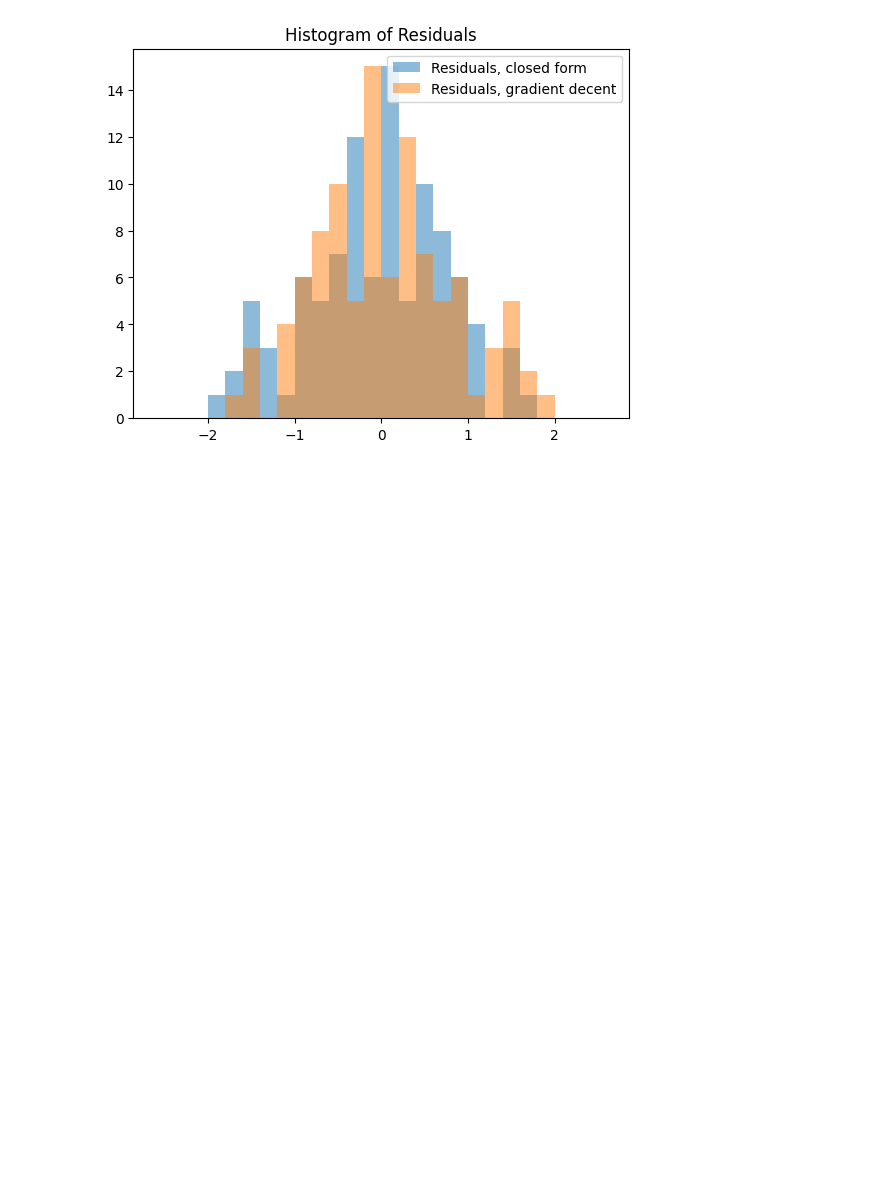
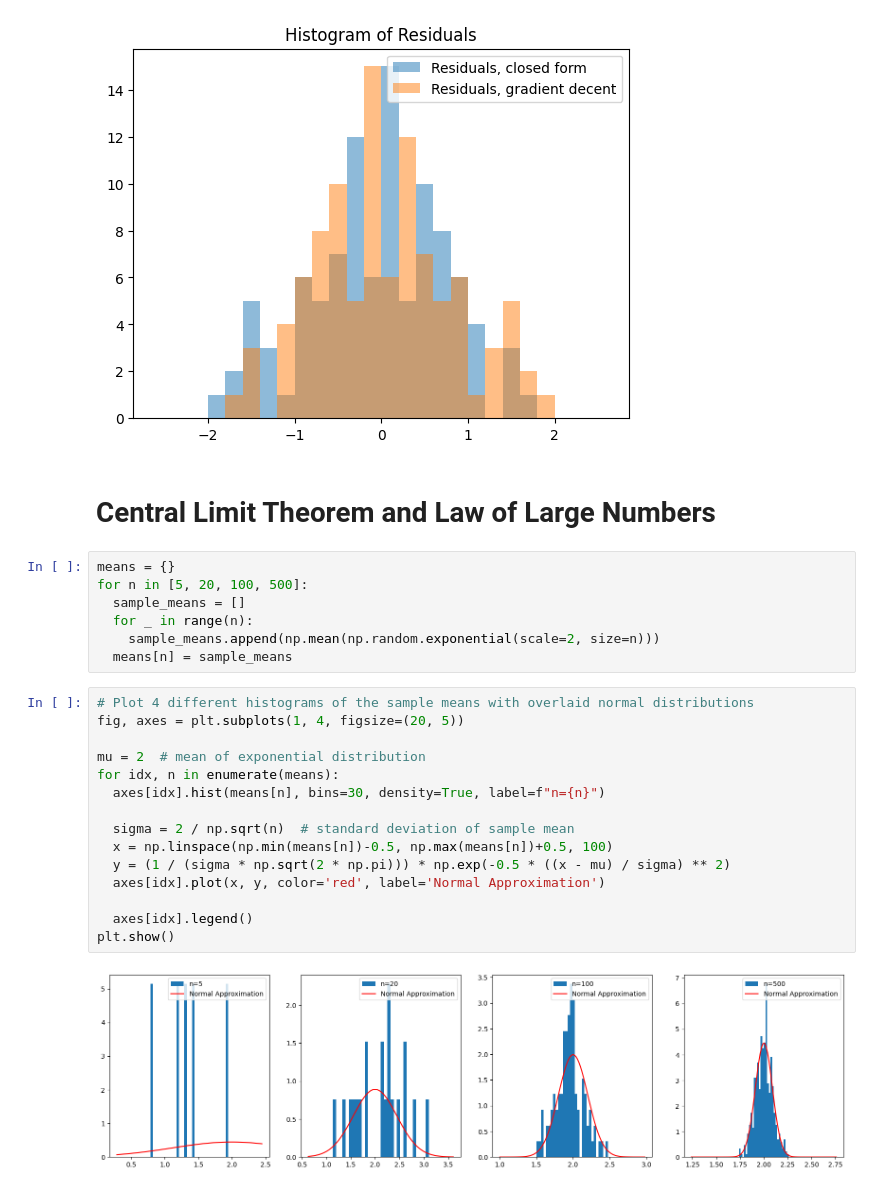
Before and after one commit to ninanikitina/quant-ml-sprint, a Jupyter notebook: notebooks/01_bias_variance_clt.ipynb, the cells around one changed output. Saved outputs shown, nothing was run; the diff lists cells and outputs as text; blank space fills up the shorter version.

```diff
--- a/notebooks/01_bias_variance_clt.ipynb
+++ b/notebooks/01_bias_variance_clt.ipynb
@@ -57,3 +57,29 @@ plt.legend()
 plt.show()
 # %% [output]
 [figure]
+# %% [markdown]
+# Central Limit Theorem and Law of Large Numbers
+# %%
+means = {}
+for n in [5, 20, 100, 500]:
+  sample_means = []
+  for _ in range(n):
+    sample_means.append(np.mean(np.random.exponential(scale=2, size=n)))
+  means[n] = sample_means
+# %%
+# Plot 4 different histograms of the sample means with overlaid normal distributions
+fig, axes = plt.subplots(1, 4, figsize=(20, 5))
+
+mu = 2  # mean of exponential distribution
+for idx, n in enumerate(means):
+  axes[idx].hist(means[n], bins=30, density=True, label=f"n={n}")
+
+  sigma = 2 / np.sqrt(n)  # standard deviation of sample mean
+  x = np.linspace(np.min(means[n])-0.5, np.max(means[n])+0.5, 100)
+  y = (1 / (sigma * np.sqrt(2 * np.pi))) * np.exp(-0.5 * ((x - mu) / sigma) ** 2)
+  axes[idx].plot(x, y, color='red', label='Normal Approximation')
+
+  axes[idx].legend()
+plt.show()
+# %% [output]
+[figure, added]
```
Also changed, not shown: parts of 4 cells of this notebook.
